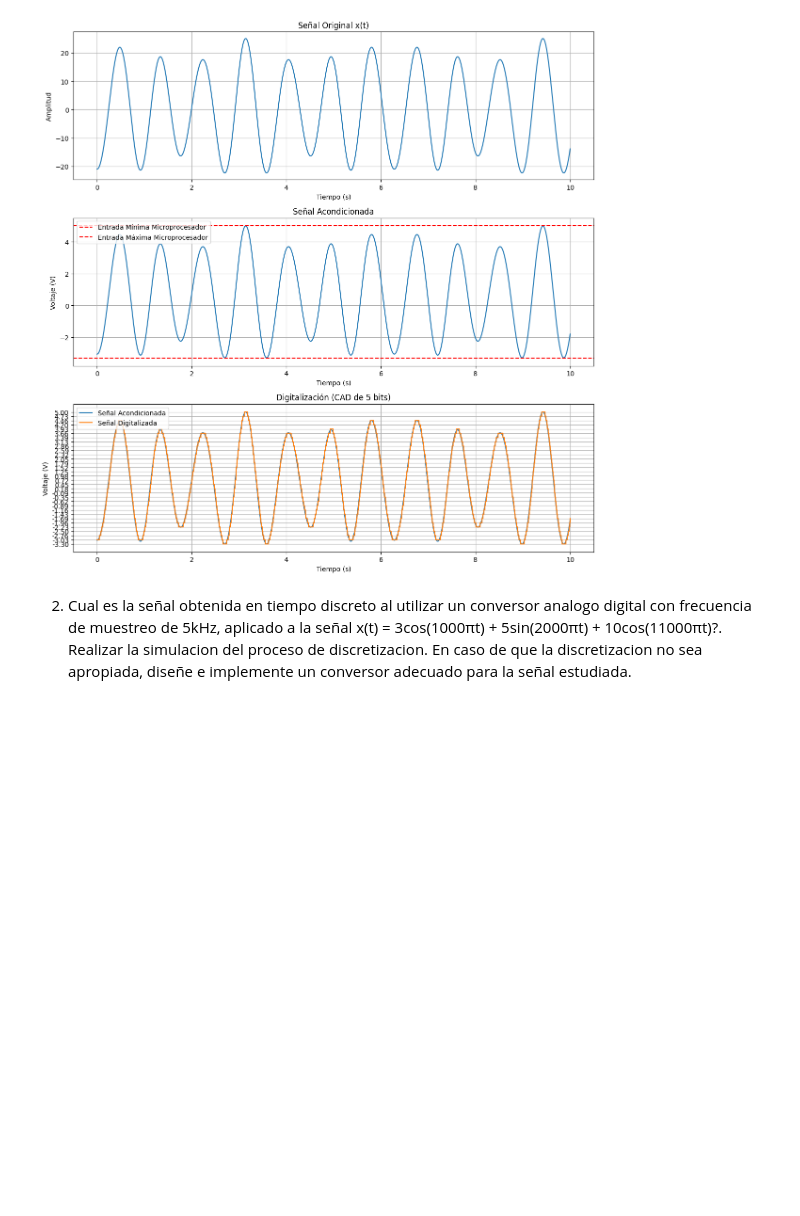
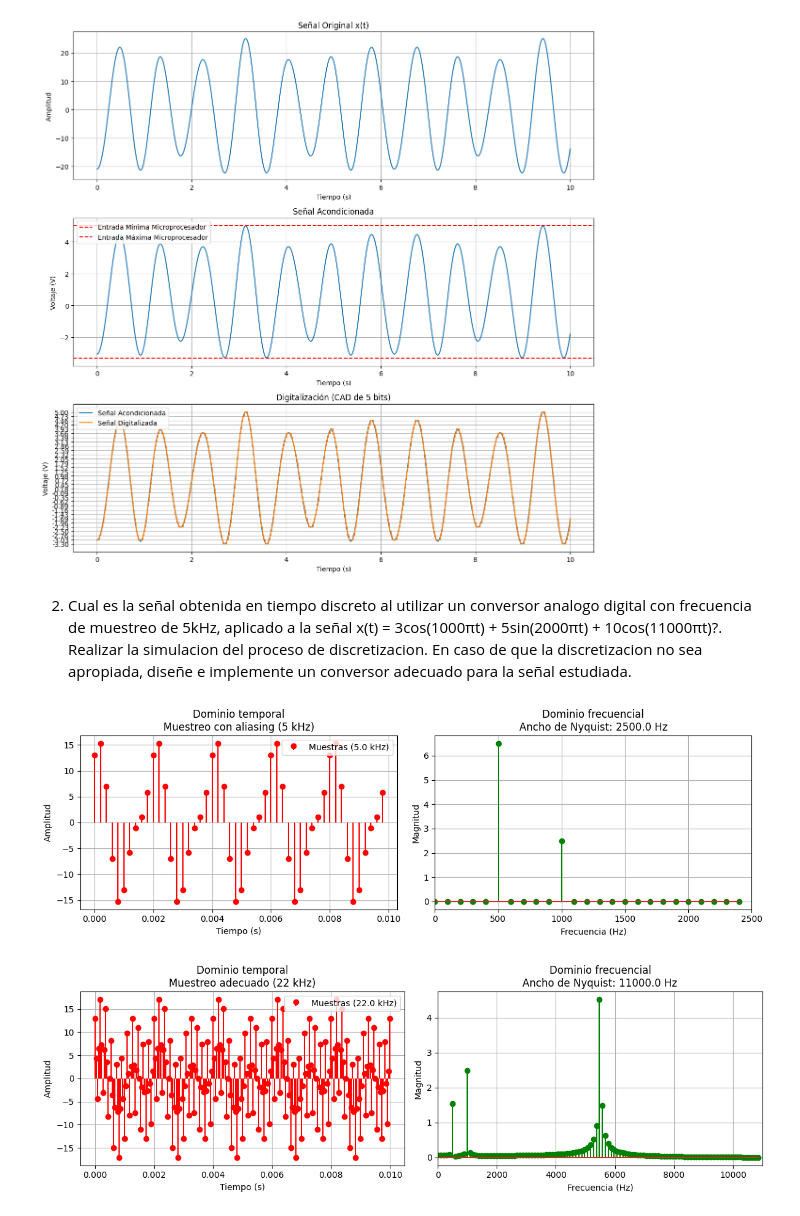
Before and after one commit to kevin-loaiza/senales_y_sistemas, a Jupyter notebook: Pacial1.ipynb, the cells around one changed output. Drawn from its saved outputs; the diff is of its cells as text; code cells hidden in the pictures; blank space fills up the shorter version.

```diff
--- a/Pacial1.ipynb
+++ b/Pacial1.ipynb
@@ -98,3 +98,67 @@ plt.show()
 [figure]
 # %% [markdown]
 2. Cual es la señal obtenida en tiempo discreto al utilizar un conversor analogo digital con frecuencia de muestreo de 5kHz, aplicado a la señal x(t) = 3cos(1000πt) + 5sin(2000πt) + 10cos(11000πt)?. Realizar la simulacion del proceso de discretizacion. En caso de que la discretizacion no sea apropiada, diseñe e implemente un conversor adecuado para la señal estudiada.
+# %%
+import numpy as np
+import matplotlib.pyplot as plt
+from scipy.fft import fft, fftfreq
+
+# Parámetros de la señal
+f1, f2, f3 = 500, 1000, 5500  # Frecuencias en Hz
+amplitudes = [3, 5, 10]
+fs_insuficiente = 5000  # Frecuencia de muestreo insuficiente (5 kHz)
+fs_adecuada = 22000     # Frecuencia de muestreo adecuada (12 kHz)
+duration = 0.01         # 10 ms de duración
+
+# Función para generar y analizar la señal
+def analizar_muestreo(fs, title):
+    # Tiempo de muestreo
+    t = np.arange(0, duration, 1/fs)
+
+    # Señal muestreada
+    x = (amplitudes[0] * np.cos(2*np.pi*f1*t) +
+         amplitudes[1] * np.sin(2*np.pi*f2*t) +
+         amplitudes[2] * np.cos(2*np.pi*f3*t))
+
+    # FFT
+    N = len(t)
+    freq = fftfreq(N, 1/fs)[:N//2]
+    X = np.abs(fft(x)[:N//2]) / N
+
+    # Gráficos
+    plt.figure(figsize=(12, 4))
+
+    # Dominio del tiempo
+    plt.subplot(1, 2, 1)
+    t_cont = np.linspace(0, duration, 1000)
+    x_cont = (amplitudes[0] * np.cos(2*np.pi*f1*t_cont) +
+              amplitudes[1] * np.sin(2*np.pi*f2*t_cont) +
+              amplitudes[2] * np.cos(2*np.pi*f3*t_cont))
+
+    plt.stem(t, x, 'r', markerfmt='ro', basefmt=" ", linefmt='r-', label=f'Muestras ({fs/1000} kHz)')
+    plt.title(f'Dominio temporal\n{title}')
+    plt.xlabel('Tiempo (s)')
+    plt.ylabel('Amplitud')
+    plt.legend()
+    plt.grid(True)
+
+    # Dominio de la frecuencia
+    plt.subplot(1, 2, 2)
+    plt.stem(freq, X, 'g')
+    plt.title(f'Dominio frecuencial\nAncho de Nyquist: {fs/2} Hz')
+    plt.xlabel('Frecuencia (Hz)')
+    plt.ylabel('Magnitud')
+    plt.xlim(0, fs/2)
+    plt.grid(True)
+
+    plt.tight_layout()
+    plt.show()
+
+# Análisis con frecuencia insuficiente (5 kHz)
+analizar_muestreo(fs_insuficiente, "Muestreo con aliasing (5 kHz)")
+
+# Análisis con frecuencia adecuada (12 kHz)
+analizar_muestreo(fs_adecuada, "Muestreo adecuado (22 kHz)")
+# %% [output]
+[figure, added]
+[figure, added]
```
